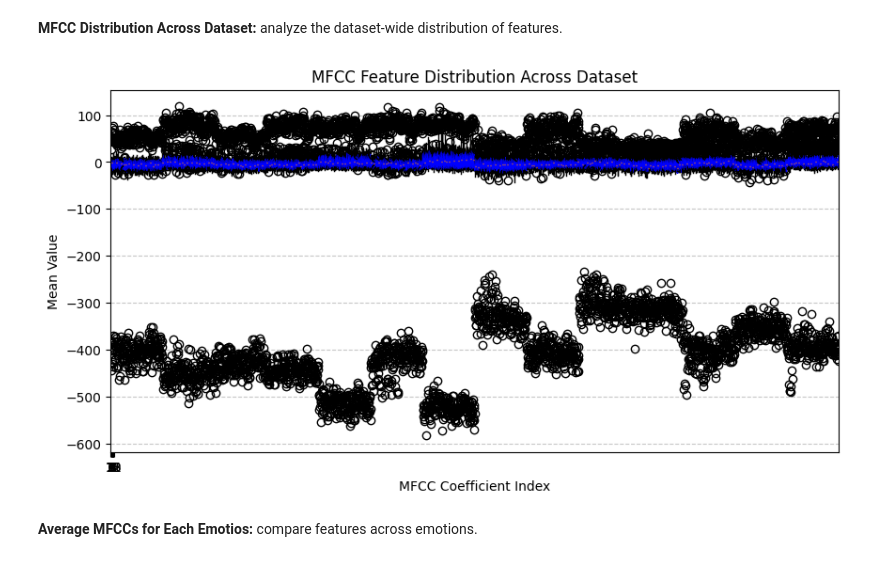
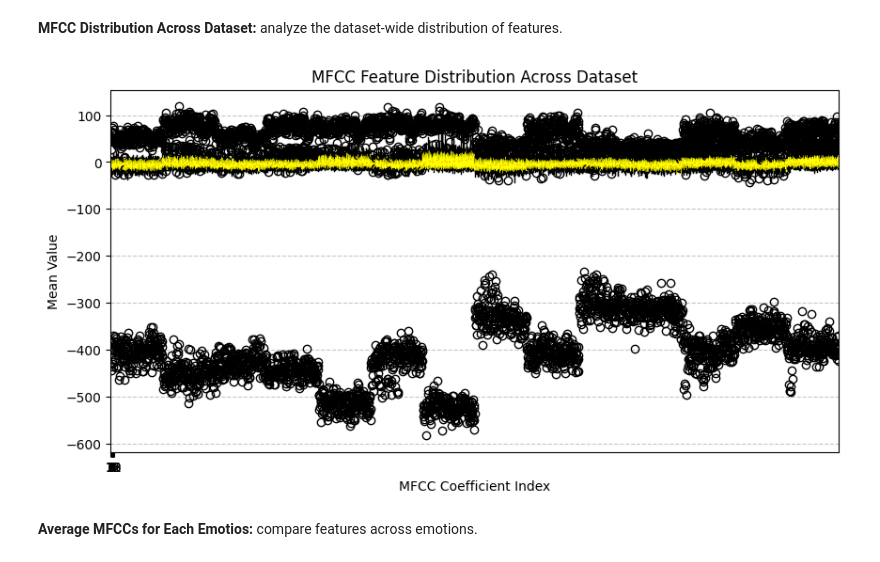
Before and after one commit to abs-sayem/stress_level_detection, a Jupyter notebook: emotion_score_stress_level_detection.ipynb, the cells around one changed output. Saved outputs shown, nothing was run; the diff lists cells and outputs as text; code cells hidden in the pictures.

Commit message:
updated features visualization

```diff
--- a/emotion_score_stress_level_detection.ipynb
+++ b/emotion_score_stress_level_detection.ipynb
@@ -132,19 +132,19 @@ visualize_mean_mfcc(example_features)
 # %%
 # Visualize the distribution of MFCC features across the dataset
 def visualize_feature_distribution(features, n_mfcc=13):
     plt.figure(figsize=(10, 5))
-    plt.boxplot(features.T, vert=True, patch_artist=True, notch=True, boxprops=dict(color='blue', facecolor='lightblue'))
+    plt.boxplot(features.T, vert=True, patch_artist=True, notch=True, boxprops=dict(color='yellow', facecolor='lightblue'))
     plt.title("MFCC Feature Distribution Across Dataset")
     plt.xlabel("MFCC Coefficient Index")
     plt.ylabel("Mean Value")
     plt.xticks(range(1, n_mfcc + 1))
     plt.grid(axis='y', linestyle='--', alpha=0.7)
     plt.show()
 
 # Example usage
 visualize_feature_distribution(audio_features)
 # %% [output]
-[figure, old version]
+[figure, new version]
 # %% [markdown]
 **Average MFCCs for Each Emotios:** compare features across emotions.
 # %%
```
